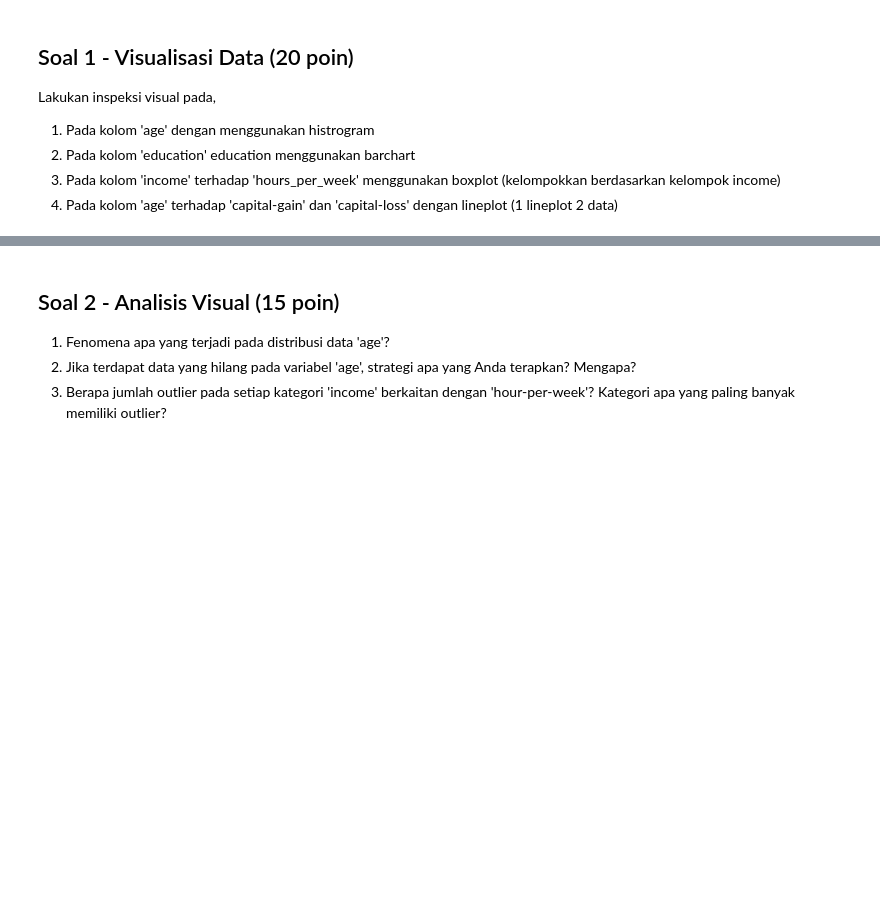
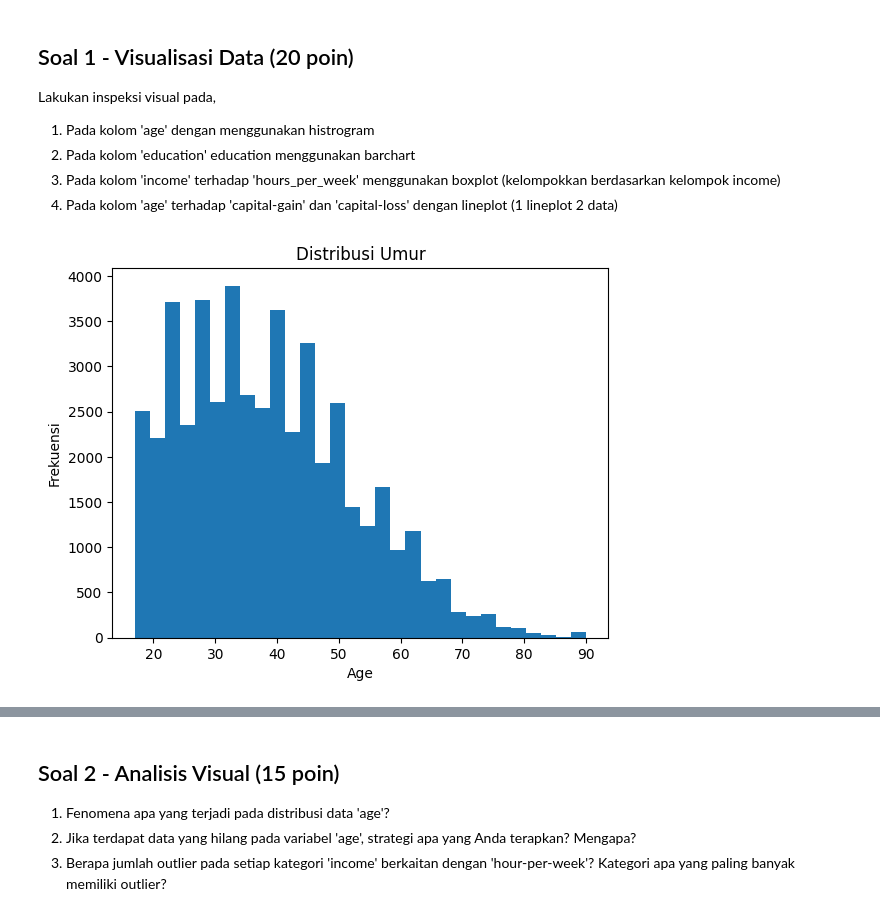
Before and after one commit to Ruphasa/KuisML1, a Jupyter notebook: JS04_SOAL_KUIS1_ML.ipynb, the cells around one changed output, grey strips where cells are left out. Saved outputs shown, nothing was run; the diff lists cells and outputs as text; code cells hidden in the pictures; blank space fills up the shorter version.

```diff
--- a/JS04_SOAL_KUIS1_ML.ipynb
+++ b/JS04_SOAL_KUIS1_ML.ipynb
@@ -81,4 +130,11 @@ adult_income.metadata
 # %%
 # Jawab Soal 2
 # Kerjakan pada cell ini
+df['workclass'].fillna(value='workclass', inplace=True)
+
+df['occupation'].fillna(value="occupation", inplace=True)
+
+df['native-country'].fillna(value='native-country', inplace=True)
+
+df.isnull().sum()
 # Anda diperbolehkan menambah cell jika diperlukan
@@ -108,0 +220,9 @@ Lakukan inspeksi visual pada,
+# %%
+# Jawab 1.1 - Histrogram
+plt.figure()
+plt.hist(df['age'], bins=30)
+plt.title(f'Distribusi Umur')
+plt.xlabel('Age'); plt.ylabel('Frekuensi')
+plt.show()
+# %% [output]
+[figure, added]
```
Also changed, not shown: parts of 22 cells of this notebook.
